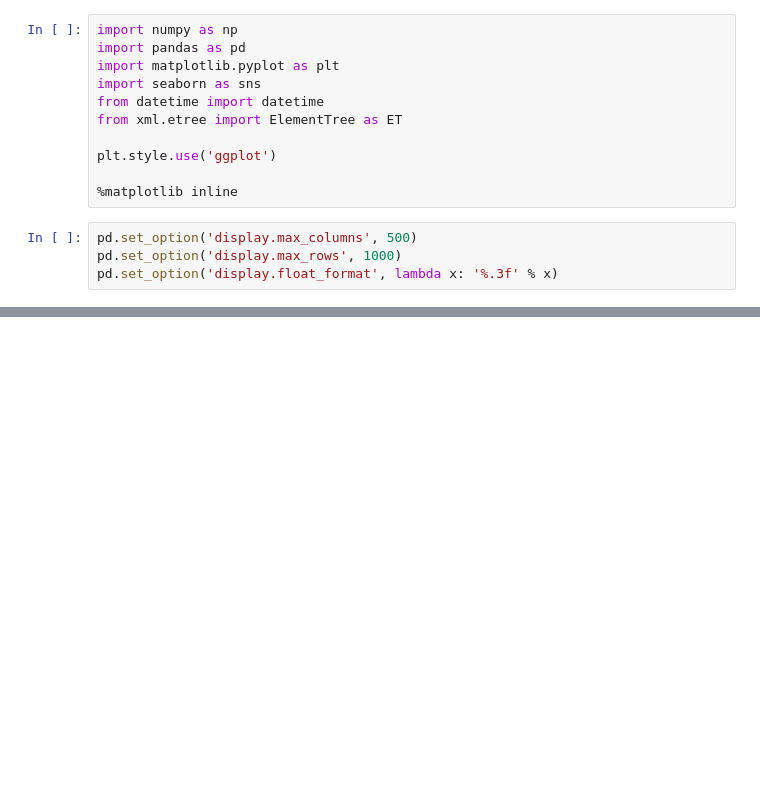
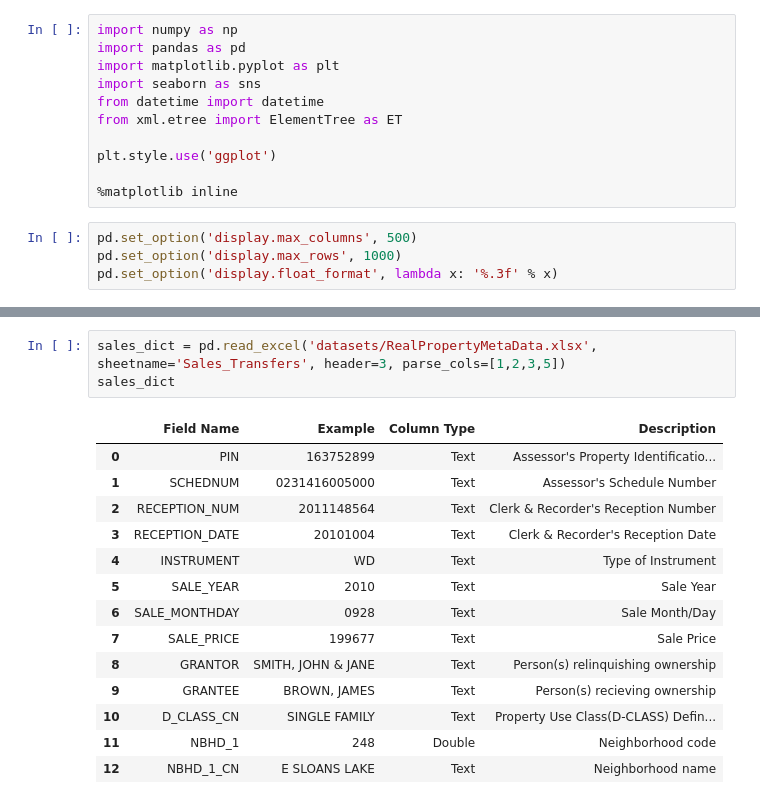
Before and after one commit to trcasey/datascience, a Jupyter notebook: 4.1 Data Story.ipynb, the cells around one changed output, grey strips where cells are left out. Drawn from its saved outputs; the diff is of its cells as text; blank space fills up the shorter version.

```diff
--- a/4.1 Data Story.ipynb
+++ b/4.1 Data Story.ipynb
@@ -19,0 +20,18 @@ IOError: File datasets/real_property_sales_and_transfers.csv does not exist
+# %%
+sales_dict = pd.read_excel('datasets/RealPropertyMetaData.xlsx', sheetname='Sales_Transfers', header=3, parse_cols=[1,2,3,5])
+sales_dict
+# %% [output]
+|  | Field Name | Example | Column Type | Description |
+| 0 | PIN | 163752899 | Text | Assessor's Property Identificatio... |
+| 1 | SCHEDNUM | 0231416005000 | Text | Assessor's Schedule Number |
+| 2 | RECEPTION_NUM | 2011148564 | Text | Clerk & Recorder's Reception Number |
+| 3 | RECEPTION_DATE | 20101004 | Text | Clerk & Recorder's Reception Date |
+| 4 | INSTRUMENT | WD | Text | Type of Instrument |
+| 5 | SALE_YEAR | 2010 | Text | Sale Year |
+| 6 | SALE_MONTHDAY | 0928 | Text | Sale Month/Day |
+| 7 | SALE_PRICE | 199677 | Text | Sale Price |
+| 8 | GRANTOR | SMITH, JOHN & JANE | Text | Person(s) relinquishing ownership |
+| 9 | GRANTEE | BROWN, JAMES | Text | Person(s) recieving ownership |
+| 10 | D_CLASS_CN | SINGLE FAMILY | Text | Property Use Class(D-CLASS) Defin... |
+| 11 | NBHD_1 | 248 | Double | Neighborhood code |
+| 12 | NBHD_1_CN | E SLOANS LAKE | Text | Neighborhood name |
```
Also changed, not shown: parts of 9 cells of this notebook.
